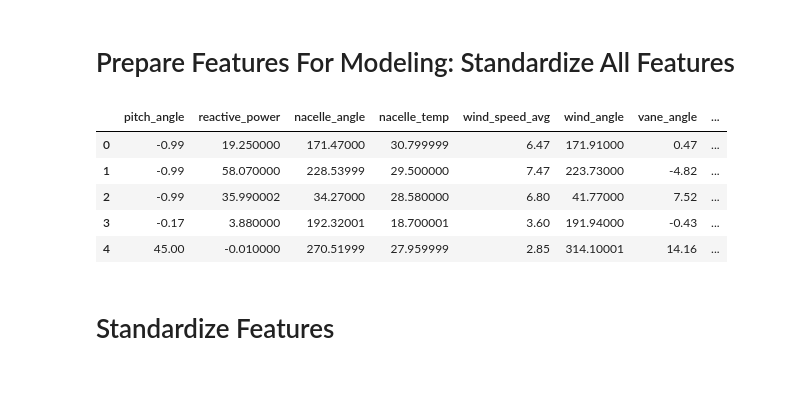
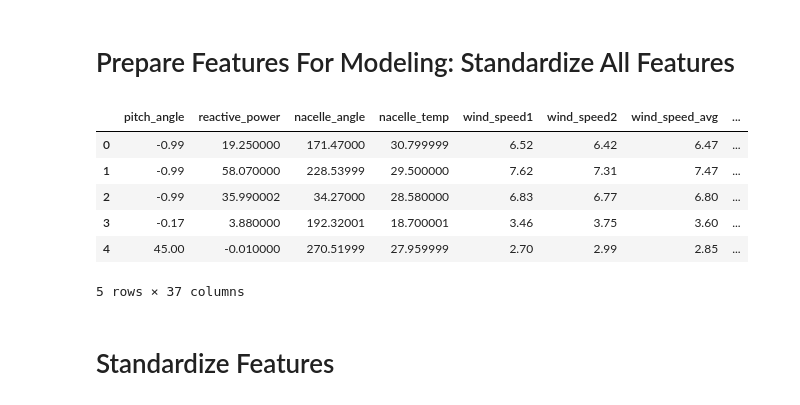
Before and after one commit to madhumitafilos/Collab, a Jupyter notebook: Feature_Engineering_NoLeakage.ipynb, the cells around one changed output. Cells and saved outputs as stored; diff of their text form; code cells hidden in the pictures.

```diff
--- a/Feature_Engineering_NoLeakage.ipynb
+++ b/Feature_Engineering_NoLeakage.ipynb
@@ -864,17 +920,18 @@ y_test.to_csv('/content/drive/MyDrive/WindPrediction_Extraction3/test_labels.csv
 # %% [markdown]
 # Prepare Features For Modeling: Standardize All Features
 # %%
-wind_DS_train = pd.read_csv('/content/drive/MyDrive/WindPrediction_Extraction2/train_features.csv')
-wind_DS_val = pd.read_csv('/content/drive/MyDrive/WindPrediction_Extraction2/val_features.csv')
-wind_DS_test = pd.read_csv('/content/drive/MyDrive/WindPrediction_Extraction2/test_features.csv')
+wind_DS_train = pd.read_csv('/content/drive/MyDrive/WindPrediction_Extraction3/train_features.csv')
+wind_DS_val = pd.read_csv('/content/drive/MyDrive/WindPrediction_Extraction3/val_features.csv')
+wind_DS_test = pd.read_csv('/content/drive/MyDrive/WindPrediction_Extraction3/test_features.csv')
 wind_DS_train.head()
 # %% [output]
-|  | pitch_angle | reactive_power | nacelle_angle | nacelle_temp | wind_speed_avg | wind_angle | vane_angle | ... |
-| 0 | -0.99 | 19.250000 | 171.47000 | 30.799999 | 6.47 | 171.91000 | 0.47 | ... |
-| 1 | -0.99 | 58.070000 | 228.53999 | 29.500000 | 7.47 | 223.73000 | -4.82 | ... |
-| 2 | -0.99 | 35.990002 | 34.27000 | 28.580000 | 6.80 | 41.77000 | 7.52 | ... |
-| 3 | -0.17 | 3.880000 | 192.32001 | 18.700001 | 3.60 | 191.94000 | -0.43 | ... |
-| 4 | 45.00 | -0.010000 | 270.51999 | 27.959999 | 2.85 | 314.10001 | 14.16 | ... |
+|  | pitch_angle | reactive_power | nacelle_angle | nacelle_temp | wind_speed1 | wind_speed2 | wind_speed_avg | ... |
+| 0 | -0.99 | 19.250000 | 171.47000 | 30.799999 | 6.52 | 6.42 | 6.47 | ... |
+| 1 | -0.99 | 58.070000 | 228.53999 | 29.500000 | 7.62 | 7.31 | 7.47 | ... |
+| 2 | -0.99 | 35.990002 | 34.27000 | 28.580000 | 6.83 | 6.77 | 6.80 | ... |
+| 3 | -0.17 | 3.880000 | 192.32001 | 18.700001 | 3.46 | 3.75 | 3.60 | ... |
+| 4 | 45.00 | -0.010000 | 270.51999 | 27.959999 | 2.70 | 2.99 | 2.85 | ... |
+5 rows × 37 columns
 # %% [markdown]
 # Standardize Features
 # %%
```
Also changed, not shown: parts of 22 cells of this notebook.
